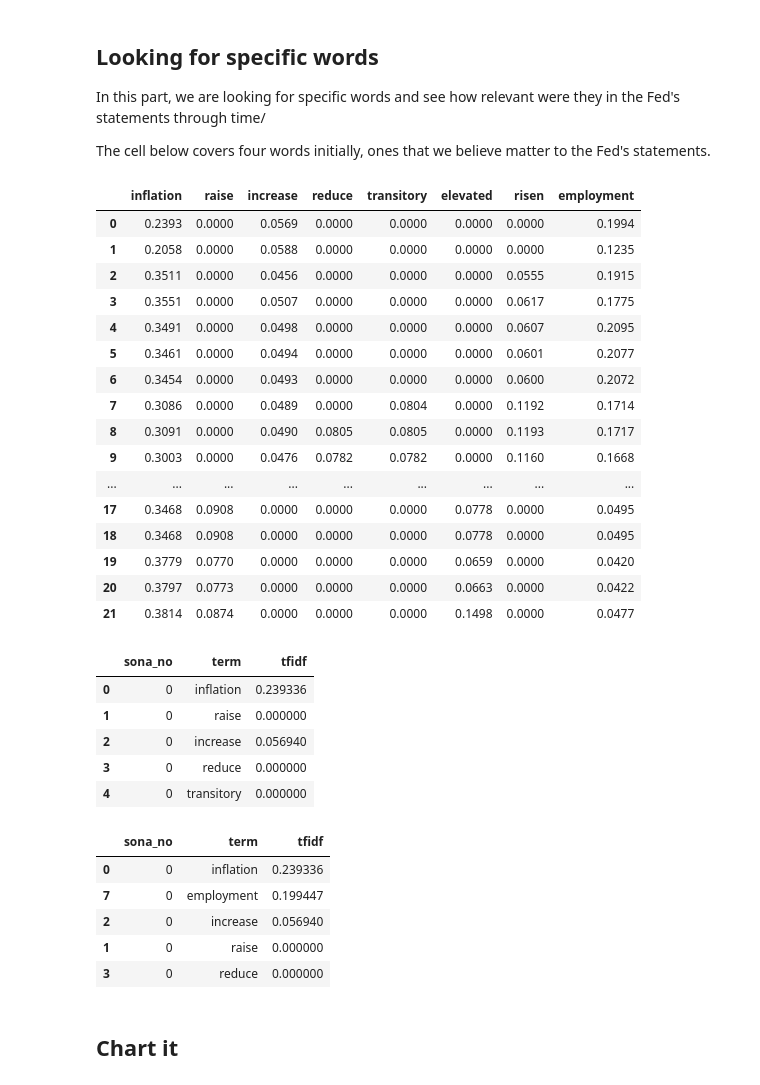
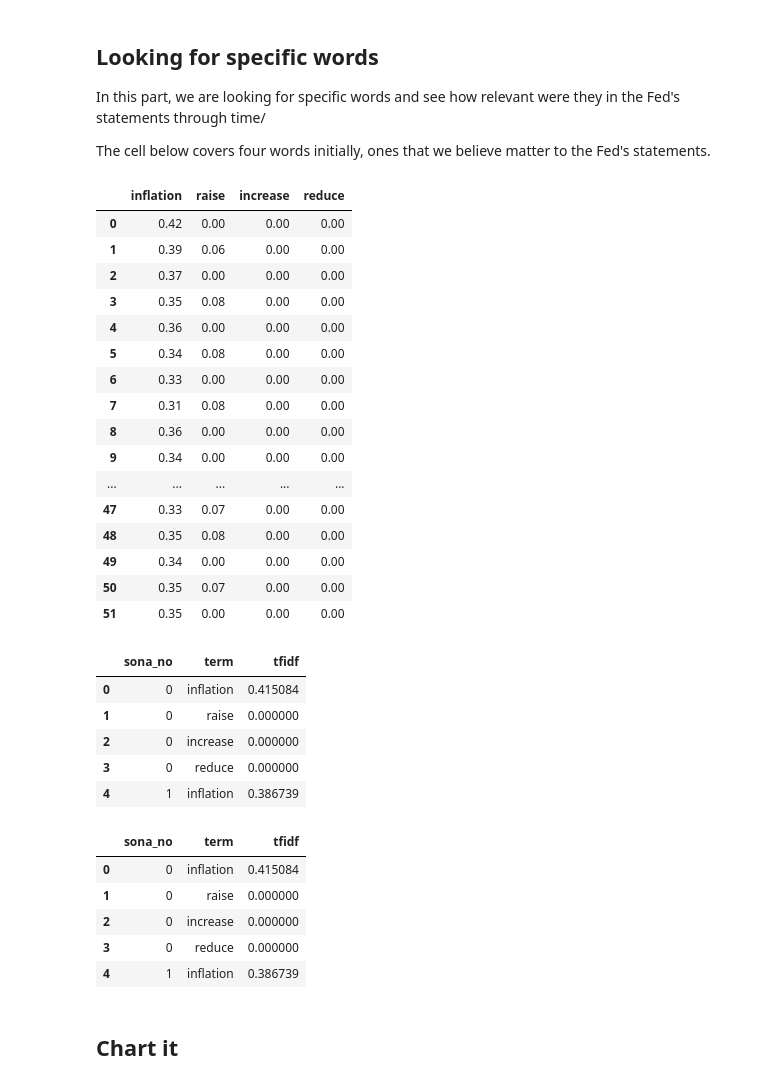
Before and after one commit to pmagtulis/fed-statement-scraper, a Jupyter notebook: fed-processing.ipynb, the cells around one changed output. Saved outputs shown, nothing was run; the diff lists cells and outputs as text; code cells hidden in the pictures.

```diff
--- a/fed-processing.ipynb
+++ b/fed-processing.ipynb
@@ -60,0 +41,3 @@ df_twoyears
+# %%
+merged = merged.drop([52,53])
+merged.tail(10)
@@ -183,7 +183,7 @@ vectorizer = TfidfVectorizer(
     min_df=MIN_DF,
     preprocessor=preprocess_text
 )
-X = vectorizer.fit_transform(df_twoyears['statements'])
+X = vectorizer.fit_transform(merged['statements'])
 fed_idf = pd.DataFrame(X.toarray(), columns=vectorizer.get_feature_names_out())
 #[print(x) for x in statements.sentence]
 fed_idf.round(2)
@@ -234,47 +236,47 @@ In this part, we are looking for specific words and see how relevant were they i
 
 The cell below covers four words initially, ones that we believe matter to the Fed's statements.
 # %%
-fed_slice = fed_idf[['inflation', 'raise','increase','reduce', 'transitory', 'elevated', 'risen', 'employment']] # you can change this
-fed_slice.sort_index().round(decimals=4)
+fed_slice = fed_idf[['inflation','raise','increase','reduce']] # you can change this
+fed_slice.sort_index().round(decimals=2)
 # %% [output]
-|  | inflation | raise | increase | reduce | transitory | elevated | risen | employment |
-| 0 | 0.2393 | 0.0000 | 0.0569 | 0.0000 | 0.0000 | 0.0000 | 0.0000 | 0.1994 |
-| 1 | 0.2058 | 0.0000 | 0.0588 | 0.0000 | 0.0000 | 0.0000 | 0.0000 | 0.1235 |
-| 2 | 0.3511 | 0.0000 | 0.0456 | 0.0000 | 0.0000 | 0.0000 | 0.0555 | 0.1915 |
-| 3 | 0.3551 | 0.0000 | 0.0507 | 0.0000 | 0.0000 | 0.0000 | 0.0617 | 0.1775 |
-| 4 | 0.3491 | 0.0000 | 0.0498 | 0.0000 | 0.0000 | 0.0000 | 0.0607 | 0.2095 |
-| 5 | 0.3461 | 0.0000 | 0.0494 | 0.0000 | 0.0000 | 0.0000 | 0.0601 | 0.2077 |
-| 6 | 0.3454 | 0.0000 | 0.0493 | 0.0000 | 0.0000 | 0.0000 | 0.0600 | 0.2072 |
-| 7 | 0.3086 | 0.0000 | 0.0489 | 0.0000 | 0.0804 | 0.0000 | 0.1192 | 0.1714 |
-| 8 | 0.3091 | 0.0000 | 0.0490 | 0.0805 | 0.0805 | 0.0000 | 0.1193 | 0.1717 |
-| 9 | 0.3003 | 0.0000 | 0.0476 | 0.0782 | 0.0782 | 0.0000 | 0.1160 | 0.1668 |
-| ... | ... | ... | ... | ... | ... | ... | ... | ... |
-| 17 | 0.3468 | 0.0908 | 0.0000 | 0.0000 | 0.0000 | 0.0778 | 0.0000 | 0.0495 |
-| 18 | 0.3468 | 0.0908 | 0.0000 | 0.0000 | 0.0000 | 0.0778 | 0.0000 | 0.0495 |
-| 19 | 0.3779 | 0.0770 | 0.0000 | 0.0000 | 0.0000 | 0.0659 | 0.0000 | 0.0420 |
-| 20 | 0.3797 | 0.0773 | 0.0000 | 0.0000 | 0.0000 | 0.0663 | 0.0000 | 0.0422 |
-| 21 | 0.3814 | 0.0874 | 0.0000 | 0.0000 | 0.0000 | 0.1498 | 0.0000 | 0.0477 |
+|  | inflation | raise | increase | reduce |
+| 0 | 0.42 | 0.00 | 0.00 | 0.00 |
+| 1 | 0.39 | 0.06 | 0.00 | 0.00 |
+| 2 | 0.37 | 0.00 | 0.00 | 0.00 |
+| 3 | 0.35 | 0.08 | 0.00 | 0.00 |
+| 4 | 0.36 | 0.00 | 0.00 | 0.00 |
+| 5 | 0.34 | 0.08 | 0.00 | 0.00 |
+| 6 | 0.33 | 0.00 | 0.00 | 0.00 |
+| 7 | 0.31 | 0.08 | 0.00 | 0.00 |
+| 8 | 0.36 | 0.00 | 0.00 | 0.00 |
+| 9 | 0.34 | 0.00 | 0.00 | 0.00 |
+| ... | ... | ... | ... | ... |
+| 47 | 0.33 | 0.07 | 0.00 | 0.00 |
+| 48 | 0.35 | 0.08 | 0.00 | 0.00 |
+| 49 | 0.34 | 0.00 | 0.00 | 0.00 |
+| 50 | 0.35 | 0.07 | 0.00 | 0.00 |
+| 51 | 0.35 | 0.00 | 0.00 | 0.00 |
 # %%
 fed_slice = fed_slice.stack().reset_index()
 fed_slice = fed_slice.rename(columns={'level_0': 'sona_no','level_1': 'term', 'tfidf': 'term', 0: 'tfidf'})
 fed_slice.head()
 # %% [output]
 |  | sona_no | term | tfidf |
-| 0 | 0 | inflation | 0.239336 |
+| 0 | 0 | inflation | 0.415084 |
 | 1 | 0 | raise | 0.000000 |
-| 2 | 0 | increase | 0.056940 |
+| 2 | 0 | increase | 0.000000 |
 | 3 | 0 | reduce | 0.000000 |
-| 4 | 0 | transitory | 0.000000 |
+| 4 | 1 | inflation | 0.386739 |
 # %%
 top_tfidf = fed_slice.sort_values(by=['sona_no','tfidf'], ascending=[True,False]).groupby(['sona_no']).head(10)
 top_tfidf.head()
 # %% [output]
 |  | sona_no | term | tfidf |
-| 0 | 0 | inflation | 0.239336 |
-| 7 | 0 | employment | 0.199447 |
-| 2 | 0 | increase | 0.056940 |
+| 0 | 0 | inflation | 0.415084 |
 | 1 | 0 | raise | 0.000000 |
+| 2 | 0 | increase | 0.000000 |
 | 3 | 0 | reduce | 0.000000 |
+| 4 | 1 | inflation | 0.386739 |
 # %% [markdown]
 ## Chart it
 # %%
```
Also changed, not shown: parts of 20 cells of this notebook, 2 other files.
